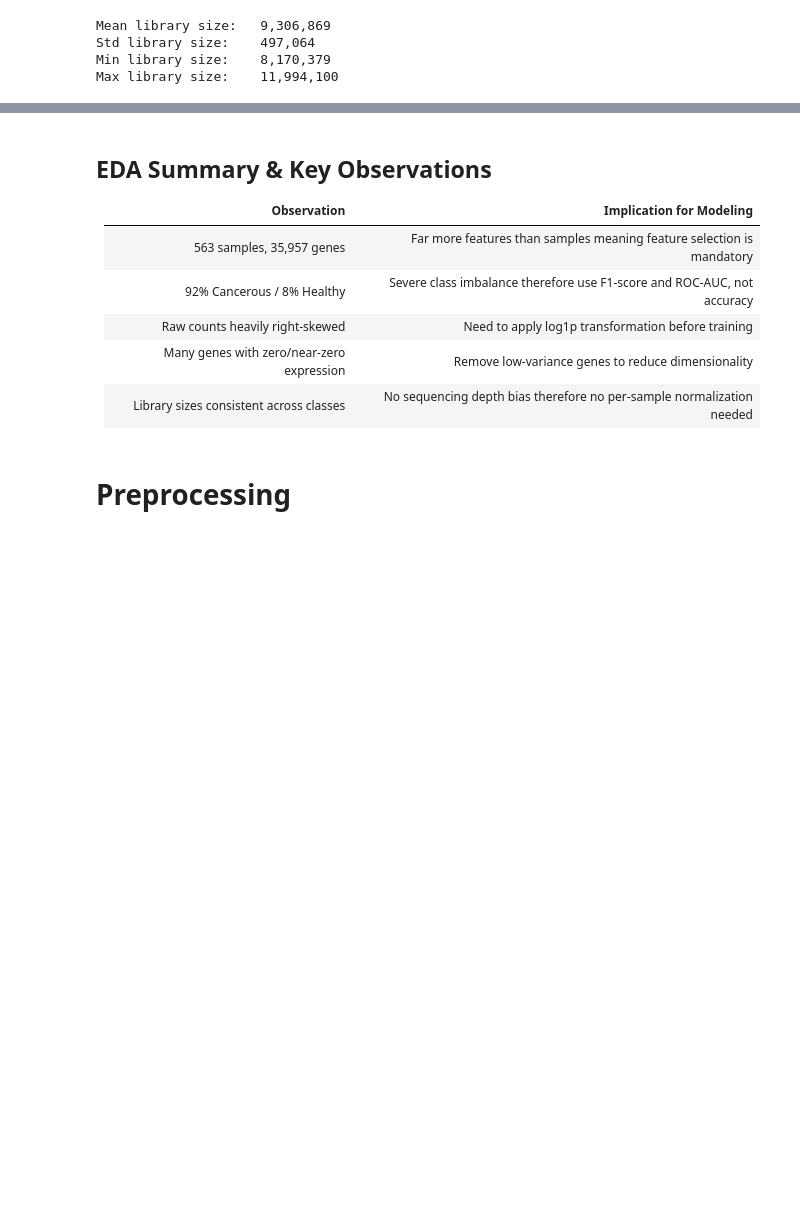
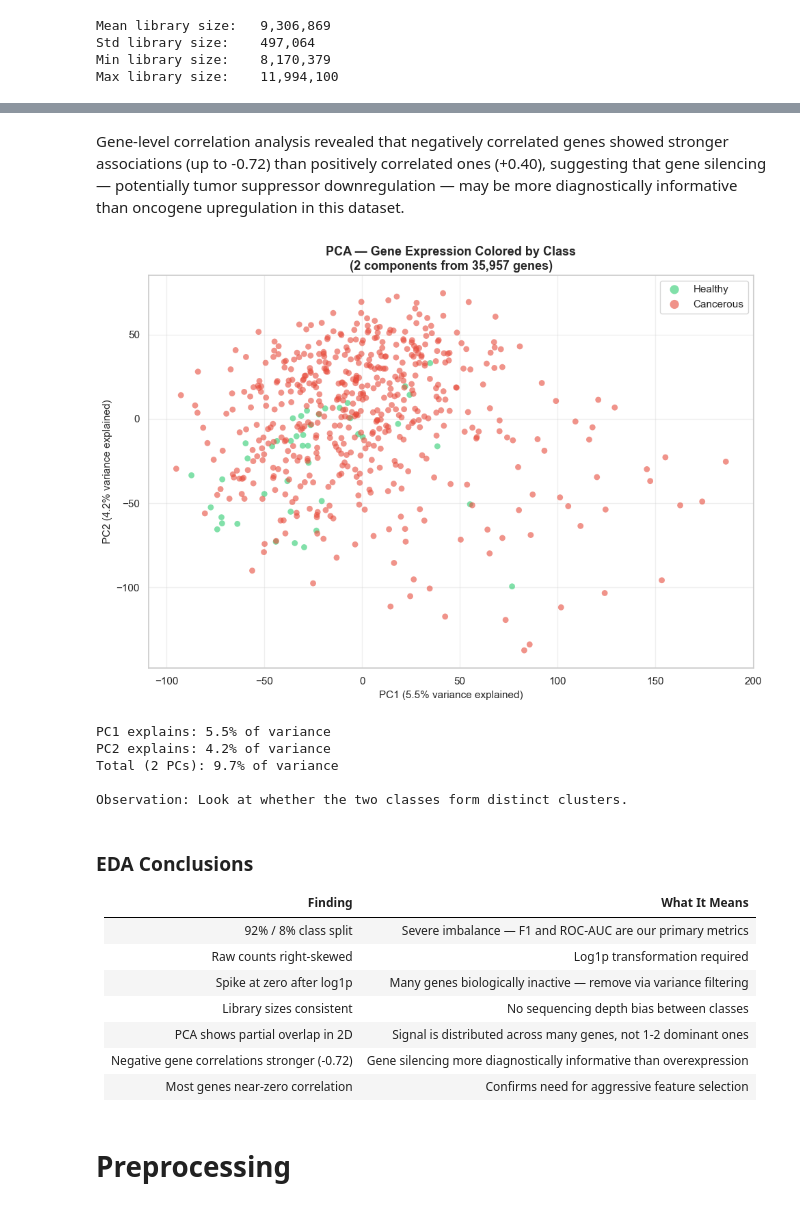
Before and after one commit to itsMeOnli/CMPS460-ML-Project, a Jupyter notebook: project.ipynb, the cells around one changed output, grey strips where cells are left out. Cells and saved outputs as stored; diff of their text form; code cells hidden in the pictures; blank space fills up the shorter version.

```diff
--- a/project.ipynb
+++ b/project.ipynb
@@ -187,12 +230,68 @@ Max library size:    11,994,100
+# %% [markdown]
+Gene-level correlation analysis revealed that negatively correlated genes showed stronger associations (up to -0.72) than positively correlated ones (+0.40), suggesting that gene silencing — potentially tumor suppressor downregulation — may be more diagnostically informative than oncogene upregulation in this dataset.
+# %%
+# PCA Visualization
+from sklearn.preprocessing import StandardScaler
+from sklearn.decomposition import PCA
+
+# Step 1: Log-transform first (same as we'll do in preprocessing)
+X_log = np.log1p(X)
+
+# Step 2: Standardize (PCA is sensitive to scale)
+scaler = StandardScaler()
+X_scaled = scaler.fit_transform(X_log)
+
+# Step 3: Reduce to 2 components for visualization
+pca = PCA(n_components=2, random_state=42)
+X_pca = pca.fit_transform(X_scaled)
+
+# Step 4: Plot
+fig, ax = plt.subplots(figsize=(10, 7))
+
+colors = {0: '#2ecc71', 1: '#e74c3c'}
+labels_map = {0: 'Healthy', 1: 'Cancerous'}
+
+for cls in [0, 1]:
+    mask = y == cls
+    ax.scatter(X_pca[mask, 0], X_pca[mask, 1],
+               c=colors[cls], label=labels_map[cls],
+               alpha=0.6, s=40, edgecolors='none')
+
+ax.set_xlabel(f'PC1 ({pca.explained_variance_ratio_[0]*100:.1f}% variance explained)',
+              fontsize=11)
+ax.set_ylabel(f'PC2 ({pca.explained_variance_ratio_[1]*100:.1f}% variance explained)',
+              fontsize=11)
+ax.set_title('PCA — Gene Expression Colored by Class\n(2 components from 35,957 genes)',
+             fontsize=13, fontweight='bold')
+ax.legend(fontsize=11, markerscale=1.5)
+ax.grid(True, alpha=0.3)
+
+plt.tight_layout()
+plt.show()
+
+total_var = sum(pca.explained_variance_ratio_) * 100
+print(f"PC1 explains: {pca.explained_variance_ratio_[0]*100:.1f}% of variance")
+print(f"PC2 explains: {pca.explained_variance_ratio_[1]*100:.1f}% of variance")
+print(f"Total (2 PCs): {total_var:.1f}% of variance")
+print(f"\nObservation: Look at whether the two classes form distinct clusters.")
+# %% [output]
+[figure, added]
+PC1 explains: 5.5% of variance
+PC2 explains: 4.2% of variance
+Total (2 PCs): 9.7% of variance
+
+Observation: Look at whether the two classes form distinct clusters.
 # %% [markdown]
-## EDA Summary & Key Observations
+### EDA Conclusions
 
-| Observation | Implication for Modeling |
-|-------------|--------------------------|
-| 563 samples, 35,957 genes | Far more features than samples meaning feature selection is mandatory |
-| 92% Cancerous / 8% Healthy | Severe class imbalance therefore use F1-score and ROC-AUC, not accuracy |
-| Raw counts heavily right-skewed | Need to apply log1p transformation before training |
-| Many genes with zero/near-zero expression | Remove low-variance genes to reduce dimensionality |
-| Library sizes consistent across classes | No sequencing depth bias therefore no per-sample normalization needed |
+| Finding | What It Means |
+|---------|--------------|
+| 92% / 8% class split | Severe imbalance — F1 and ROC-AUC are our primary metrics |
+| Raw counts right-skewed | Log1p transformation required |
+| Spike at zero after log1p | Many genes biologically inactive — remove via variance filtering |
+| Library sizes consistent | No sequencing depth bias between classes |
+| PCA shows partial overlap in 2D | Signal is distributed across many genes, not 1-2 dominant ones |
+| Negative gene correlations stronger (-0.72) | Gene silencing more diagnostically informative than overexpression |
+| Most genes near-zero correlation | Confirms need for aggressive feature selection |
 # %% [markdown]
 # Preprocessing
```
Also changed, not shown: parts of 5 cells of this notebook, 2 other files.
